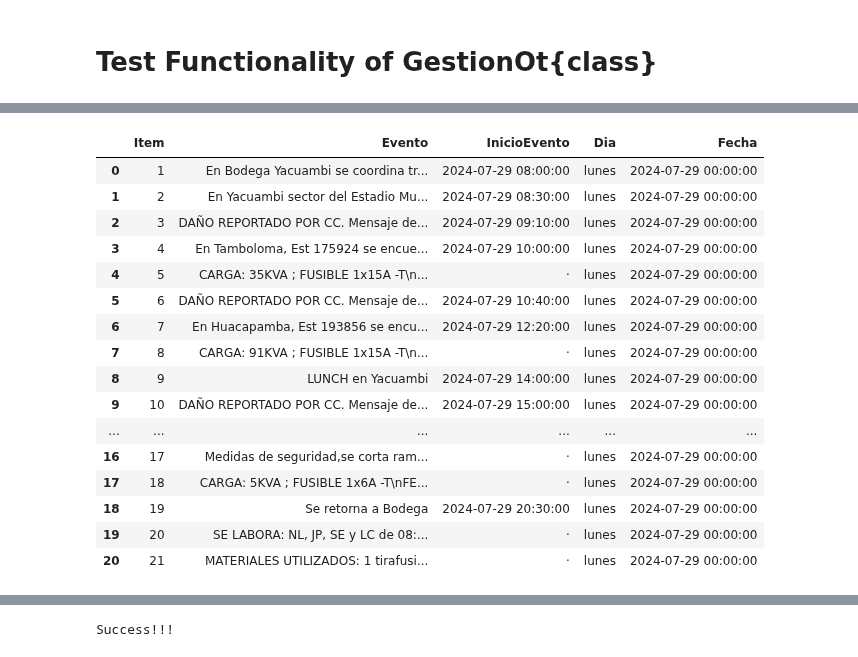
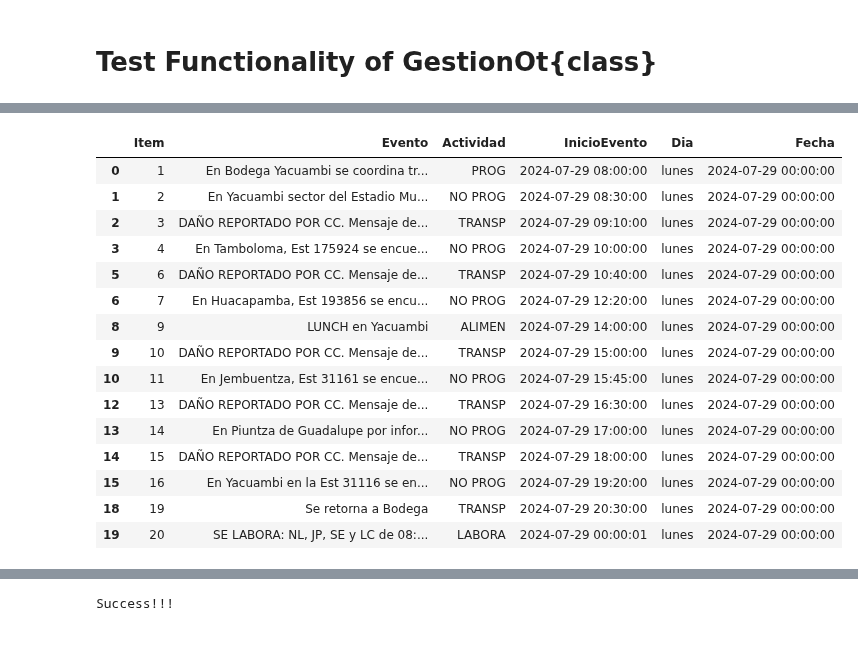
Before and after one commit to ernestopalacios/ordenes_de_trabajo, a Jupyter notebook: Test_GestionOT.ipynb, the cells around one changed output, grey strips where cells are left out. Drawn from its saved outputs; the diff is of its cells as text; code cells hidden in the pictures.

Commit message:
Debuggeado las actividades, siguiente paso corregir el texto para luego calificar

```diff
--- a/Test_GestionOT.ipynb
+++ b/Test_GestionOT.ipynb
@@ -50,20 +31,21 @@ Success!!!
+# %%
+matriz_test = matrizActividades.ConvertirOT_a_ActividadesCSV(  obj_lists[3] )
 # %%
-matriz_test[['Item','Evento','InicioEvento','Dia','Fecha']]
+matriz_test[['Item','Evento','Actividad','InicioEvento','Dia','Fecha']]
 # %% [output]
-|  | Item | Evento | InicioEvento | Dia | Fecha |
-| 0 | 1 | En Bodega Yacuambi se coordina tr... | 2024-07-29 08:00:00 | lunes | 2024-07-29 00:00:00 |
-| 1 | 2 | En Yacuambi sector del Estadio Mu... | 2024-07-29 08:30:00 | lunes | 2024-07-29 00:00:00 |
-| 2 | 3 | DAÑO REPORTADO POR CC. Mensaje de... | 2024-07-29 09:10:00 | lunes | 2024-07-29 00:00:00 |
-| 3 | 4 | En Tamboloma, Est 175924 se encue... | 2024-07-29 10:00:00 | lunes | 2024-07-29 00:00:00 |
-| 4 | 5 | CARGA: 35KVA ; FUSIBLE 1x15A -T\n... | · | lunes | 2024-07-29 00:00:00 |
-| 5 | 6 | DAÑO REPORTADO POR CC. Mensaje de... | 2024-07-29 10:40:00 | lunes | 2024-07-29 00:00:00 |
-| 6 | 7 | En Huacapamba, Est 193856 se encu... | 2024-07-29 12:20:00 | lunes | 2024-07-29 00:00:00 |
-| 7 | 8 | CARGA: 91KVA ; FUSIBLE 1x15A -T\n... | · | lunes | 2024-07-29 00:00:00 |
-| 8 | 9 | LUNCH en Yacuambi | 2024-07-29 14:00:00 | lunes | 2024-07-29 00:00:00 |
-| 9 | 10 | DAÑO REPORTADO POR CC. Mensaje de... | 2024-07-29 15:00:00 | lunes | 2024-07-29 00:00:00 |
-| ... | ... | ... | ... | ... | ... |
-| 16 | 17 | Medidas de seguridad,se corta ram... | · | lunes | 2024-07-29 00:00:00 |
-| 17 | 18 | CARGA: 5KVA ; FUSIBLE 1x6A -T\nFE... | · | lunes | 2024-07-29 00:00:00 |
-| 18 | 19 | Se retorna a Bodega | 2024-07-29 20:30:00 | lunes | 2024-07-29 00:00:00 |
-| 19 | 20 | SE LABORA: NL, JP, SE y LC de 08:... | · | lunes | 2024-07-29 00:00:00 |
-| 20 | 21 | MATERIALES UTILIZADOS: 1 tirafusi... | · | lunes | 2024-07-29 00:00:00 |
+|  | Item | Evento | Actividad | InicioEvento | Dia | Fecha |
+| 0 | 1 | En Bodega Yacuambi se coordina tr... | PROG | 2024-07-29 08:00:00 | lunes | 2024-07-29 00:00:00 |
+| 1 | 2 | En Yacuambi sector del Estadio Mu... | NO PROG | 2024-07-29 08:30:00 | lunes | 2024-07-29 00:00:00 |
+| 2 | 3 | DAÑO REPORTADO POR CC. Mensaje de... | TRANSP | 2024-07-29 09:10:00 | lunes | 2024-07-29 00:00:00 |
+| 3 | 4 | En Tamboloma, Est 175924 se encue... | NO PROG | 2024-07-29 10:00:00 | lunes | 2024-07-29 00:00:00 |
+| 5 | 6 | DAÑO REPORTADO POR CC. Mensaje de... | TRANSP | 2024-07-29 10:40:00 | lunes | 2024-07-29 00:00:00 |
+| 6 | 7 | En Huacapamba, Est 193856 se encu... | NO PROG | 2024-07-29 12:20:00 | lunes | 2024-07-29 00:00:00 |
+| 8 | 9 | LUNCH en Yacuambi | ALIMEN | 2024-07-29 14:00:00 | lunes | 2024-07-29 00:00:00 |
+| 9 | 10 | DAÑO REPORTADO POR CC. Mensaje de... | TRANSP | 2024-07-29 15:00:00 | lunes | 2024-07-29 00:00:00 |
+| 10 | 11 | En Jembuentza, Est 31161 se encue... | NO PROG | 2024-07-29 15:45:00 | lunes | 2024-07-29 00:00:00 |
+| 12 | 13 | DAÑO REPORTADO POR CC. Mensaje de... | TRANSP | 2024-07-29 16:30:00 | lunes | 2024-07-29 00:00:00 |
+| 13 | 14 | En Piuntza de Guadalupe por infor... | NO PROG | 2024-07-29 17:00:00 | lunes | 2024-07-29 00:00:00 |
+| 14 | 15 | DAÑO REPORTADO POR CC. Mensaje de... | TRANSP | 2024-07-29 18:00:00 | lunes | 2024-07-29 00:00:00 |
+| 15 | 16 | En Yacuambi en la Est 31116 se en... | NO PROG | 2024-07-29 19:20:00 | lunes | 2024-07-29 00:00:00 |
+| 18 | 19 | Se retorna a Bodega | TRANSP | 2024-07-29 20:30:00 | lunes | 2024-07-29 00:00:00 |
+| 19 | 20 | SE LABORA: NL, JP, SE y LC de 08:... | LABORA | 2024-07-29 00:00:01 | lunes | 2024-07-29 00:00:00 |
```
Also changed, not shown: parts of 11 cells of this notebook, 2 other files.
